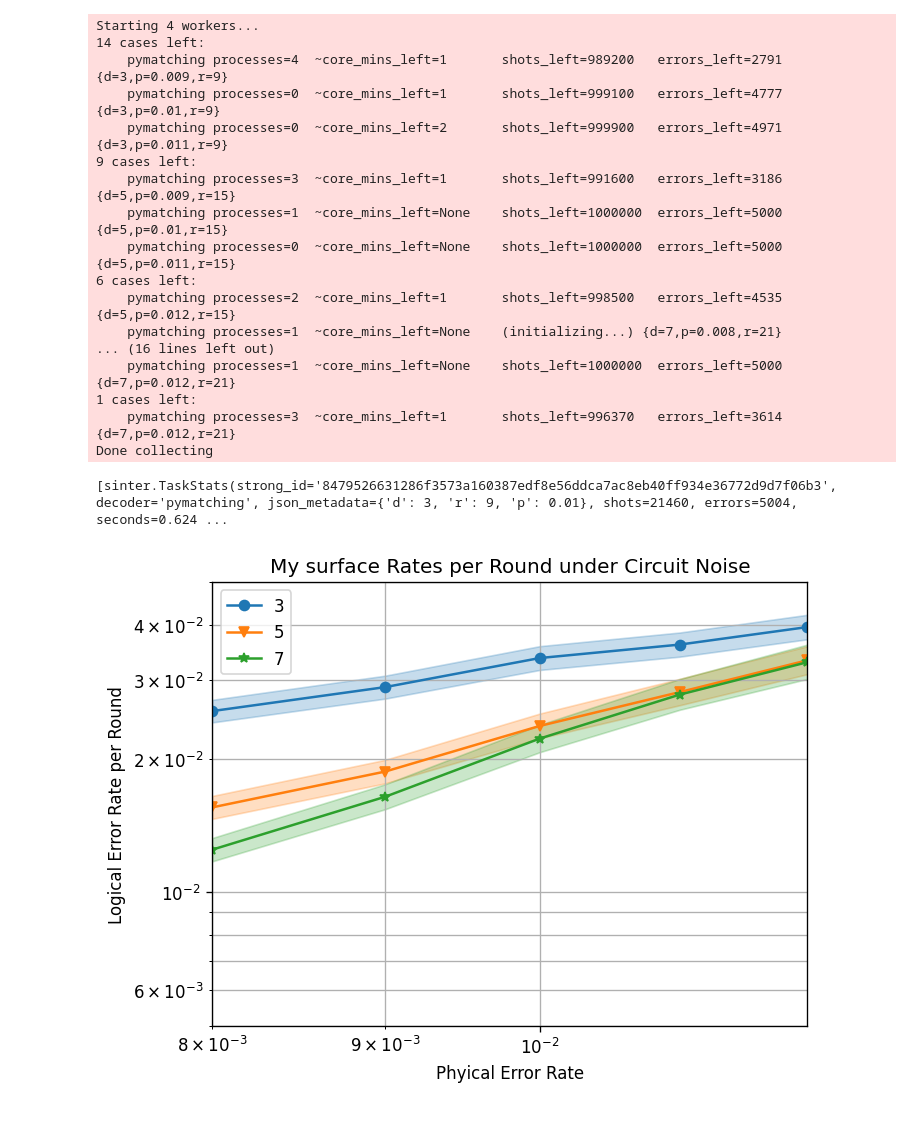
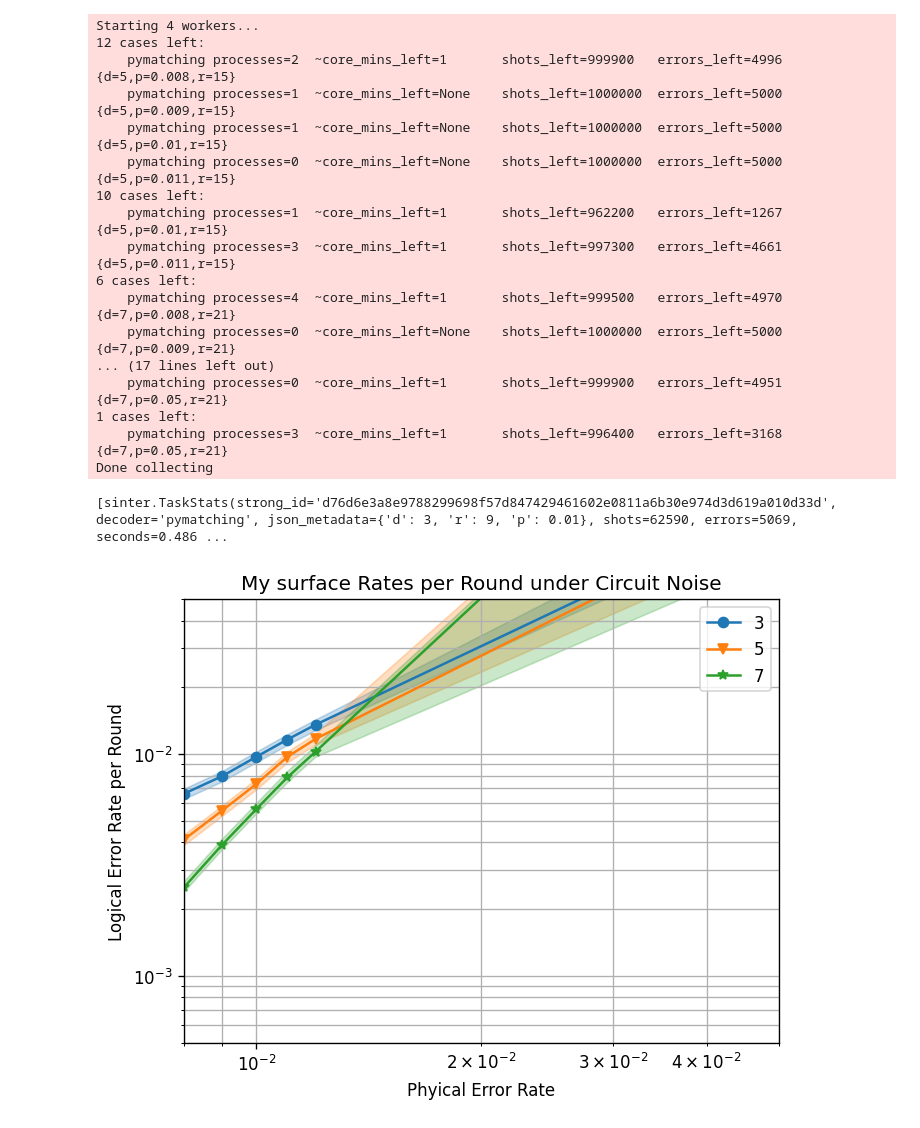
Before and after one commit to ShallIBE/Surface-Teleportation, a Jupyter notebook: use_case.ipynb, the cells around one changed output. Saved outputs shown, nothing was run; the diff lists cells and outputs as text; code cells hidden in the pictures.

```diff
--- a/use_case.ipynb
+++ b/use_case.ipynb
@@ -158,7 +163,7 @@ surface_code_tasks = [
         json_metadata={'d': d, 'r': d*3, 'p': noise},
     )
     for d in [3, 5, 7]
-    for noise in [0.008, 0.009, 0.01, 0.011, 0.012]
+    for noise in [0.008, 0.009, 0.01, 0.011, 0.012,0.05]
 ]
 
 collected_surface_code_stats: List[sinter.TaskStats] = sinter.collect(
@@ -171,44 +176,44 @@ collected_surface_code_stats: List[sinter.TaskStats] = sinter.collect(
 )
 # %% [output]
 Starting 4 workers...
-14 cases left:
-    pymatching processes=4  ~core_mins_left=1       shots_left=989200   errors_left=2791    {d=3,p=0.009,r=9}
-    pymatching processes=0  ~core_mins_left=1       shots_left=999100   errors_left=4777    {d=3,p=0.01,r=9}
-    pymatching processes=0  ~core_mins_left=2       shots_left=999900   errors_left=4971    {d=3,p=0.011,r=9}
-9 cases left:
-    pymatching processes=3  ~core_mins_left=1       shots_left=991600   errors_left=3186    {d=5,p=0.009,r=15}
+12 cases left:
+    pymatching processes=2  ~core_mins_left=1       shots_left=999900   errors_left=4996    {d=5,p=0.008,r=15}
+    pymatching processes=1  ~core_mins_left=None    shots_left=1000000  errors_left=5000    {d=5,p=0.009,r=15}
     pymatching processes=1  ~core_mins_left=None    shots_left=1000000  errors_left=5000    {d=5,p=0.01,r=15}
     pymatching processes=0  ~core_mins_left=None    shots_left=1000000  errors_left=5000    {d=5,p=0.011,r=15}
+10 cases left:
+    pymatching processes=1  ~core_mins_left=1       shots_left=962200   errors_left=1267    {d=5,p=0.01,r=15}
+    pymatching processes=3  ~core_mins_left=1       shots_left=997300   errors_left=4661    {d=5,p=0.011,r=15}
 6 cases left:
-    pymatching processes=2  ~core_mins_left=1       shots_left=998500   errors_left=4535    {d=5,p=0.012,r=15}
-    pymatching processes=1  ~core_mins_left=None    (initializing...) {d=7,p=0.008,r=21}
-... (16 lines left out)
-    pymatching processes=1  ~core_mins_left=None    shots_left=1000000  errors_left=5000    {d=7,p=0.012,r=21}
+    pymatching processes=4  ~core_mins_left=1       shots_left=999500   errors_left=4970    {d=7,p=0.008,r=21}
+    pymatching processes=0  ~core_mins_left=None    shots_left=1000000  errors_left=5000    {d=7,p=0.009,r=21}
+... (17 lines left out)
+    pymatching processes=0  ~core_mins_left=1       shots_left=999900   errors_left=4951    {d=7,p=0.05,r=21}
 1 cases left:
-    pymatching processes=3  ~core_mins_left=1       shots_left=996370   errors_left=3614    {d=7,p=0.012,r=21}
+    pymatching processes=3  ~core_mins_left=1       shots_left=996400   errors_left=3168    {d=7,p=0.05,r=21}
 Done collecting
 # %%
 import matplotlib.pyplot as plt
 
 fig, ax = plt.subplots(1, 1)
 sinter.plot_error_rate(
     ax=ax,
     stats=collected_surface_code_stats,
     x_func=lambda stat: stat.json_metadata['p'],
     group_func=lambda stat: stat.json_metadata['d'],
     failure_units_per_shot_func=lambda stat: stat.json_metadata['r'],
 )
-ax.set_ylim(5e-3, 5e-2)
-ax.set_xlim(0.008, 0.012)
+ax.set_ylim(5e-4, 5e-2)
+ax.set_xlim(0.008, 0.05)
 ax.loglog()
 ax.set_title("My surface Rates per Round under Circuit Noise")
 ax.set_xlabel("Phyical Error Rate")
 ax.set_ylabel("Logical Error Rate per Round")
 ax.grid(which='major')
 ax.grid(which='minor')
 ax.legend()
 fig.set_dpi(120)  # Show it bigger
 print(collected_surface_code_stats)
 # %% [output]
-[sinter.TaskStats(strong_id='8479526631286f3573a160387edf8e56ddca7ac8eb40ff934e36772d9d7f06b3', decoder='pymatching', json_metadata={'d': 3, 'r': 9, 'p': 0.01}, shots=21460, errors=5004, seconds=0.624 ...
+[sinter.TaskStats(strong_id='d76d6e3a8e9788299698f57d847429461602e0811a6b30e974d3d619a010d33d', decoder='pymatching', json_metadata={'d': 3, 'r': 9, 'p': 0.01}, shots=62590, errors=5069, seconds=0.486 ...
-[figure, old version]
+[figure, new version]
```
Also changed, not shown: parts of 2 cells of this notebook, 1 other file.
